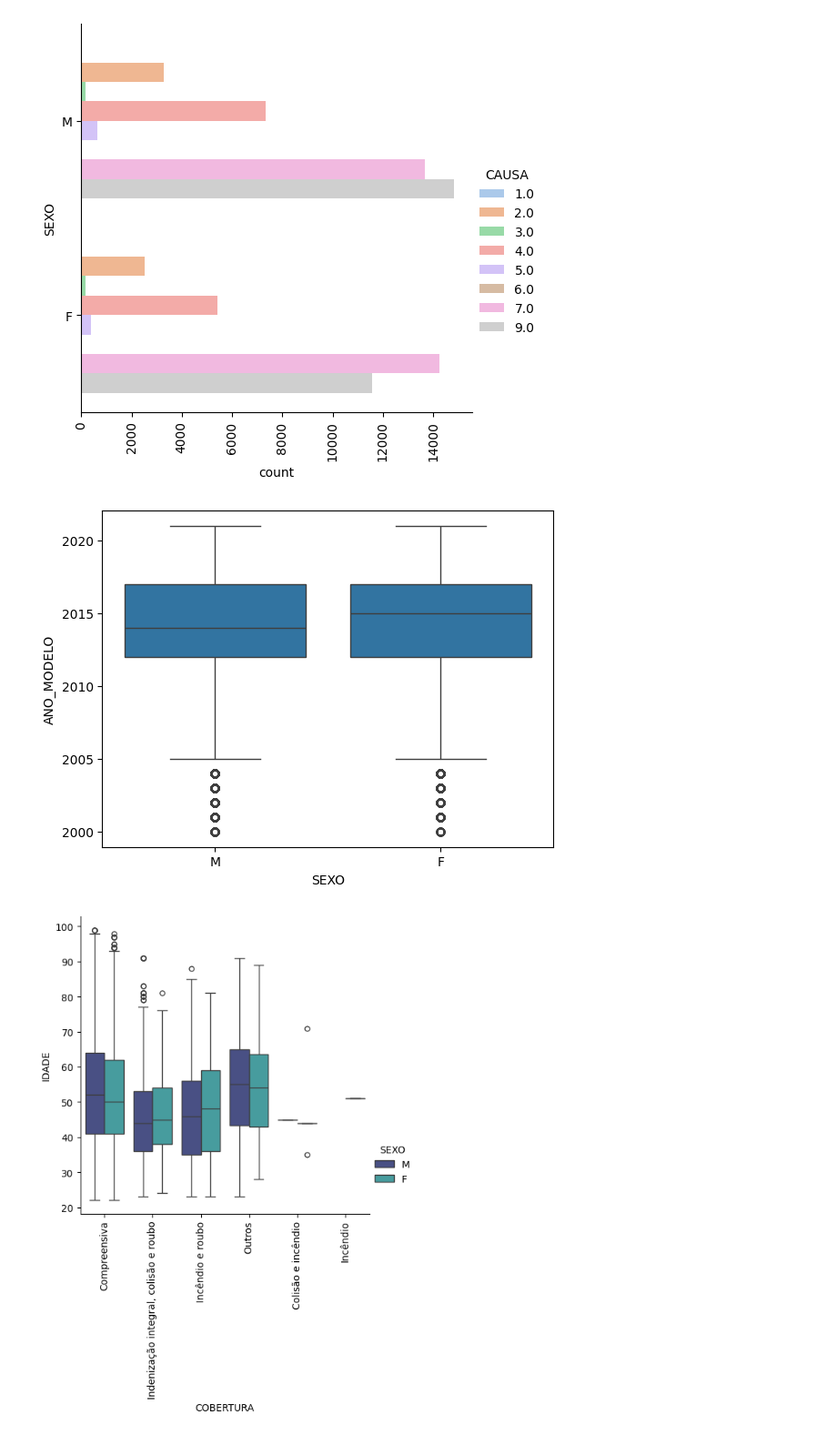
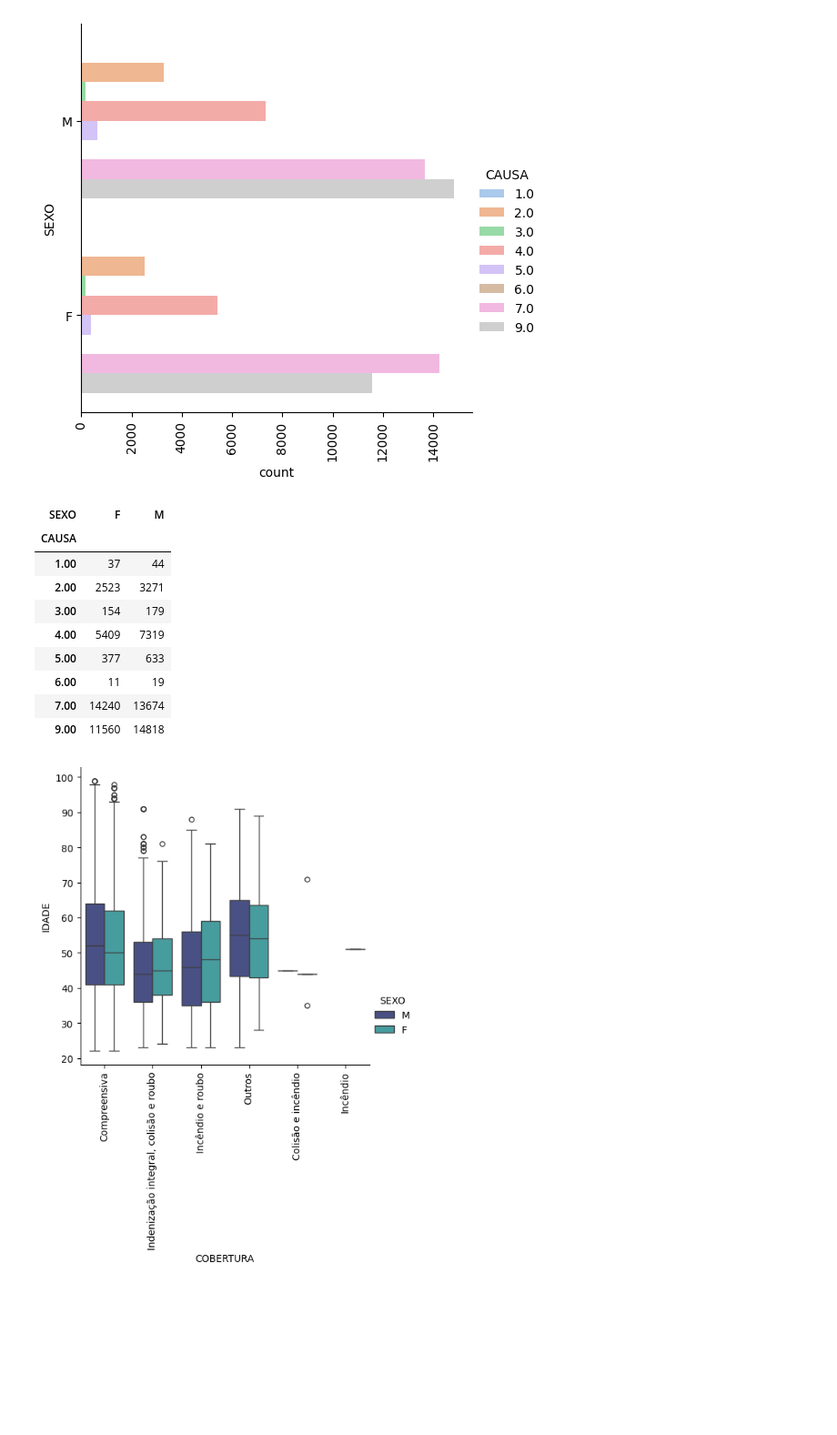
Before and after one commit to Gcango/Projecto_6, a Jupyter notebook: Analise_Seguradoras.ipynb, the cells around one changed output. Shown: that part at 91% size. Cells and saved outputs as stored; diff of their text form; code cells hidden in the pictures; blank space fills up the shorter version.

```diff
--- a/Analise_Seguradoras.ipynb
+++ b/Analise_Seguradoras.ipynb
@@ -590,6 +632,14 @@ graf2.tick_params(axis='x', rotation=90);
 # %%
-dados.groupby(['CAUSA','SEXO']).size().unstack(fill_value=0);
+causa_genero = dados.groupby(['CAUSA','SEXO']).size().unstack(fill_value=0);
+causa_genero
+# %% [output]
+| SEXO | F | M |
+| CAUSA |  |  |
+| 1.00 | 37 | 44 |
+| 2.00 | 2523 | 3271 |
+| 3.00 | 154 | 179 |
+| 4.00 | 5409 | 7319 |
+| 5.00 | 377 | 633 |
+| 6.00 | 11 | 19 |
+| 7.00 | 14240 | 13674 |
+| 9.00 | 11560 | 14818 |
-# %%
-sns.boxplot(data=dados, x="SEXO", y='ANO_MODELO');
-# %% [output]
-[figure, removed]
```
Also changed, not shown: parts of 64 cells of this notebook.
